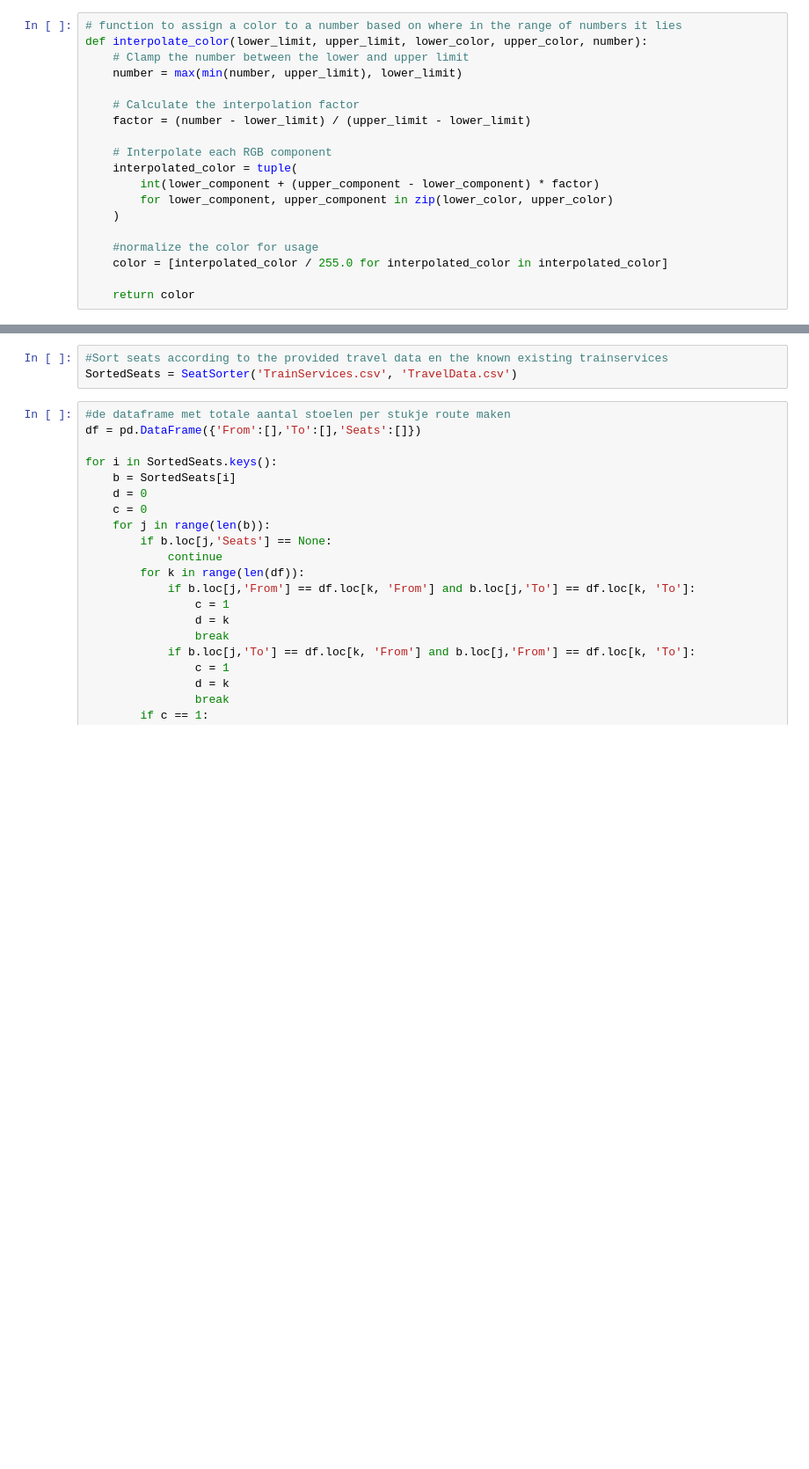
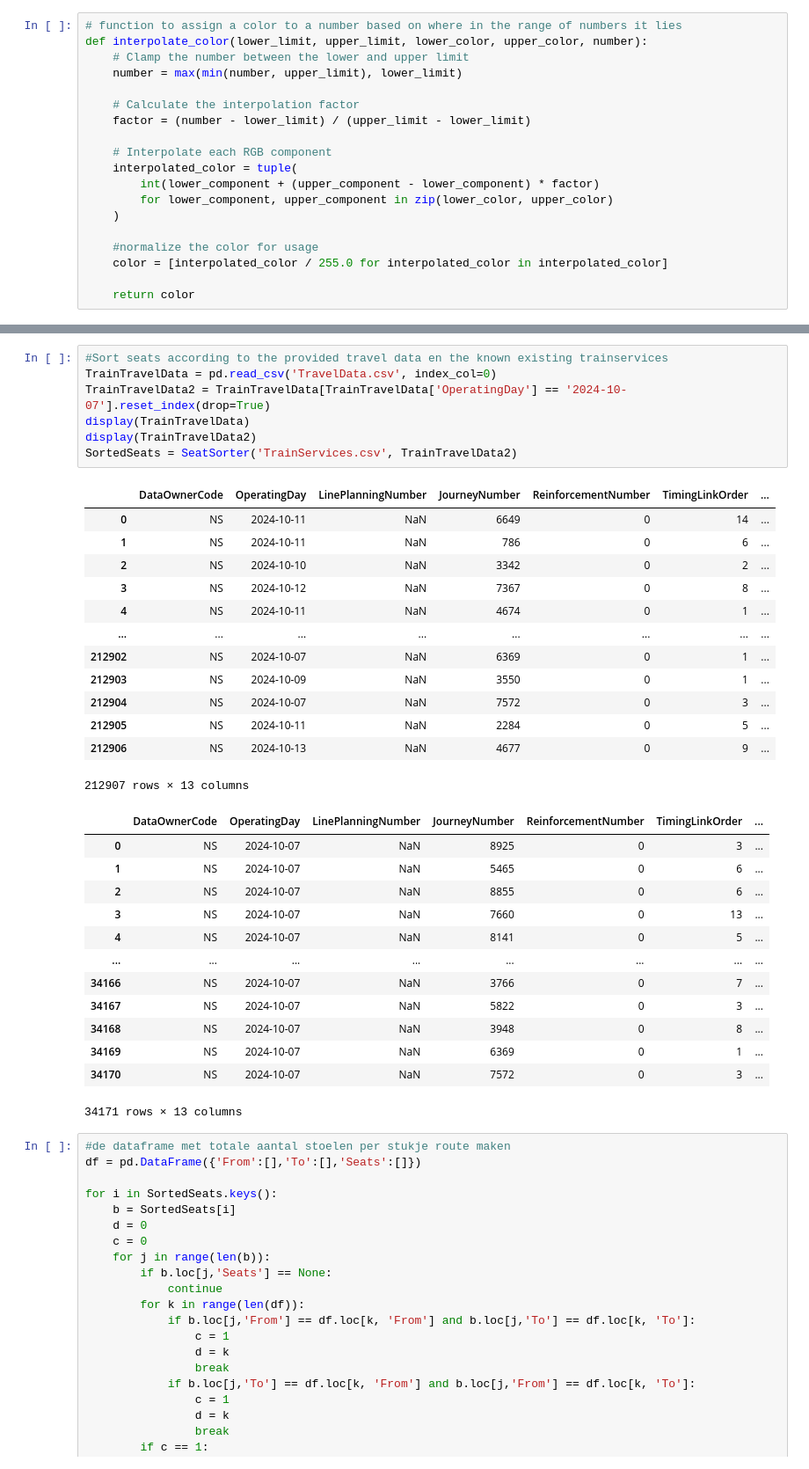
Before and after one commit to mathijsmarkus/python_group_assignment, a Jupyter notebook: Hoofd Notebook.ipynb, the cells around one changed output, grey strips where cells are left out. Shown at 88% size. Cells and saved outputs as stored; diff of their text form; blank space fills up the shorter version.

```diff
--- a/Hoofd Notebook.ipynb
+++ b/Hoofd Notebook.ipynb
@@ -161,6 +177,37 @@ TravelData.to_csv('TravelData.csv')
 # %%
 #Sort seats according to the provided travel data en the known existing trainservices
-SortedSeats = SeatSorter('TrainServices.csv', 'TravelData.csv')
+TrainTravelData = pd.read_csv('TravelData.csv', index_col=0)
+TrainTravelData2 = TrainTravelData[TrainTravelData['OperatingDay'] == '2024-10-07'].reset_index(drop=True)
+display(TrainTravelData)
+display(TrainTravelData2)
+SortedSeats = SeatSorter('TrainServices.csv', TrainTravelData2)
+# %% [output]
+|  | DataOwnerCode | OperatingDay | LinePlanningNumber | JourneyNumber | ReinforcementNumber | TimingLinkOrder | ... |
+| 0 | NS | 2024-10-11 | NaN | 6649 | 0 | 14 | ... |
+| 1 | NS | 2024-10-11 | NaN | 786 | 0 | 6 | ... |
+| 2 | NS | 2024-10-10 | NaN | 3342 | 0 | 2 | ... |
+| 3 | NS | 2024-10-12 | NaN | 7367 | 0 | 8 | ... |
+| 4 | NS | 2024-10-11 | NaN | 4674 | 0 | 1 | ... |
+| ... | ... | ... | ... | ... | ... | ... | ... |
+| 212902 | NS | 2024-10-07 | NaN | 6369 | 0 | 1 | ... |
+| 212903 | NS | 2024-10-09 | NaN | 3550 | 0 | 1 | ... |
+| 212904 | NS | 2024-10-07 | NaN | 7572 | 0 | 3 | ... |
+| 212905 | NS | 2024-10-11 | NaN | 2284 | 0 | 5 | ... |
+| 212906 | NS | 2024-10-13 | NaN | 4677 | 0 | 9 | ... |
+212907 rows × 13 columns
+|  | DataOwnerCode | OperatingDay | LinePlanningNumber | JourneyNumber | ReinforcementNumber | TimingLinkOrder | ... |
+| 0 | NS | 2024-10-07 | NaN | 8925 | 0 | 3 | ... |
+| 1 | NS | 2024-10-07 | NaN | 5465 | 0 | 6 | ... |
+| 2 | NS | 2024-10-07 | NaN | 8855 | 0 | 6 | ... |
+| 3 | NS | 2024-10-07 | NaN | 7660 | 0 | 13 | ... |
+| 4 | NS | 2024-10-07 | NaN | 8141 | 0 | 5 | ... |
+| ... | ... | ... | ... | ... | ... | ... | ... |
+| 34166 | NS | 2024-10-07 | NaN | 3766 | 0 | 7 | ... |
+| 34167 | NS | 2024-10-07 | NaN | 5822 | 0 | 3 | ... |
+| 34168 | NS | 2024-10-07 | NaN | 3948 | 0 | 8 | ... |
+| 34169 | NS | 2024-10-07 | NaN | 6369 | 0 | 1 | ... |
+| 34170 | NS | 2024-10-07 | NaN | 7572 | 0 | 3 | ... |
+34171 rows × 13 columns
 # %%
 #de dataframe met totale aantal stoelen per stukje route maken
 df = pd.DataFrame({'From':[],'To':[],'Seats':[]})
```
Also changed, not shown: parts of 7 cells of this notebook.
